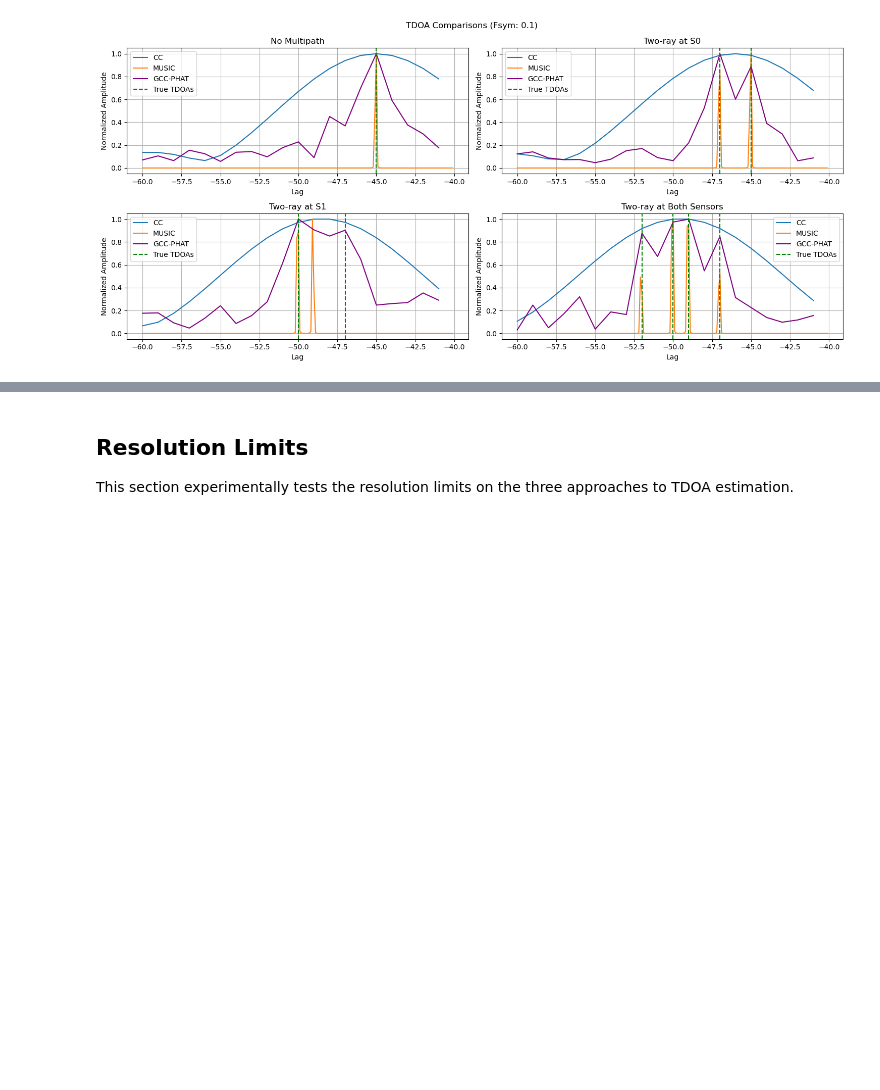
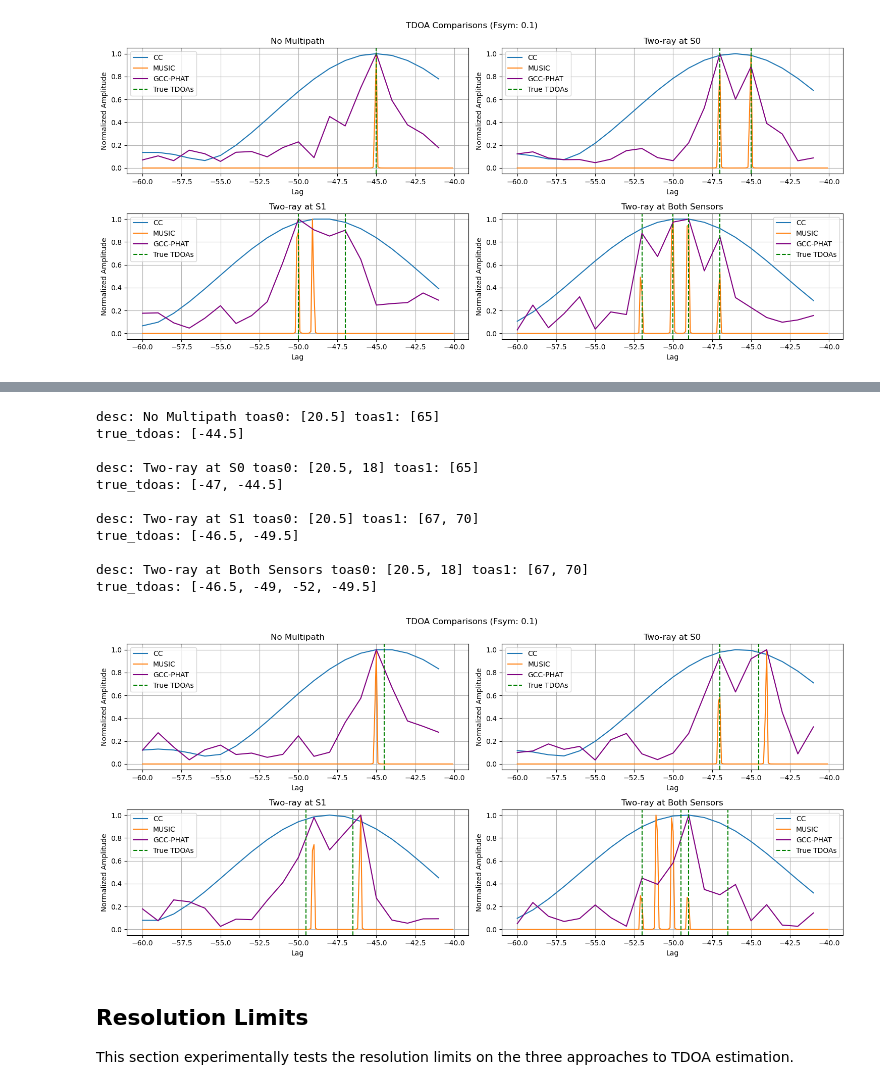
Before and after one commit to jimjam843/Super-ResolutionTDOA, a Jupyter notebook: python/notebooks/gcc_phat.ipynb, the cells around one changed output, grey strips where cells are left out. Saved outputs shown, nothing was run; the diff lists cells and outputs as text; code cells hidden in the pictures; blank space fills up the shorter version.

```diff
--- a/python/notebooks/gcc_phat.ipynb
+++ b/python/notebooks/gcc_phat.ipynb
@@ -211,3 +227,73 @@ true_tdoas: [-47, -52, -50, -49]
+# %%
+cases = {
+    'No Multipath' : [[20.5], [65]],
+    'Two-ray at S0' : [[20.5, 18], [65]],
+    'Two-ray at S1' : [[20.5], [67, 70]],
+    'Two-ray at Both Sensors' : [[20.5, 18], [67, 70]]
+}
+
+plt.figure(figsize=(15,7))
+plt.suptitle(f"TDOA Comparisons (Fsym: {1/samples_per_symbol})")
+
+pltnum = 1
+for desc, (toas0, toas1) in cases.items():
+    print(f"\ndesc: {desc} toas0: {toas0} toas1: {toas1}")
+
+    snrs0 = [snr_db] * len(toas0)
+    y0 = utils.sensor(signal, num_samples, toas0, snrs0)
+
+    snrs1 = [snr_db] * len(toas1)
+    y1 = utils.sensor(signal, num_samples, toas1, snrs1)
+
+    true_tdoas = []
+    for toa0 in toas0:
+        for toa1 in toas1:
+            true_tdoas.append(toa0-toa1)
+    true_tdoas = list(set(true_tdoas))
+
+    print(f"true_tdoas: {true_tdoas}")
+
+    num_signals = len(true_tdoas)
+
+    fvec = np.linspace(-0.5, 0.5, num_samples)
+
+    l1, tdoa1 = utils.tdoa_cc(y0, y1, lag_min=-60, lag_max=-40)
+    l2, tdoa2 = utils.tdoa_super(y0, y1, lag_min=-60, lag_max=-40, k=num_signals, D=10)
+    l3, tdoa3 = utils.tdoa_gccphat(y0, y1, lag_min=-60, lag_max=-40)
+
+    plt.subplot(2,2,pltnum)
+
+    plt.title(desc)
+    plt.plot(l1, tdoa1, label='CC')
+    plt.plot(l2, tdoa2, label='MUSIC')
+    plt.plot(l3, tdoa3, label='GCC-PHAT', color='purple')
+    plt.ylabel("Normalized Amplitude")
+    plt.xlabel("Lag")
+    plt.grid()
+
+    for ix,tdoa in enumerate(true_tdoas):
+        if ix==0:
+            plt.axvline(tdoa, color='green', linestyle='dashed', label='True TDOAs')
+        else:
+            plt.axvline(tdoa, color='green', linestyle='dashed')
+    plt.legend()
+
+    pltnum += 1
+
+plt.tight_layout()
+# %% [output]
+desc: No Multipath toas0: [20.5] toas1: [65]
+true_tdoas: [-44.5]
+
+desc: Two-ray at S0 toas0: [20.5, 18] toas1: [65]
+true_tdoas: [-47, -44.5]
+
+desc: Two-ray at S1 toas0: [20.5] toas1: [67, 70]
+true_tdoas: [-46.5, -49.5]
+
+desc: Two-ray at Both Sensors toas0: [20.5, 18] toas1: [67, 70]
+true_tdoas: [-46.5, -49, -52, -49.5]
+[figure, added]
 # %% [markdown]
 ## Resolution Limits
 
```
Also changed, not shown: parts of 3 cells of this notebook, 1 other file.
